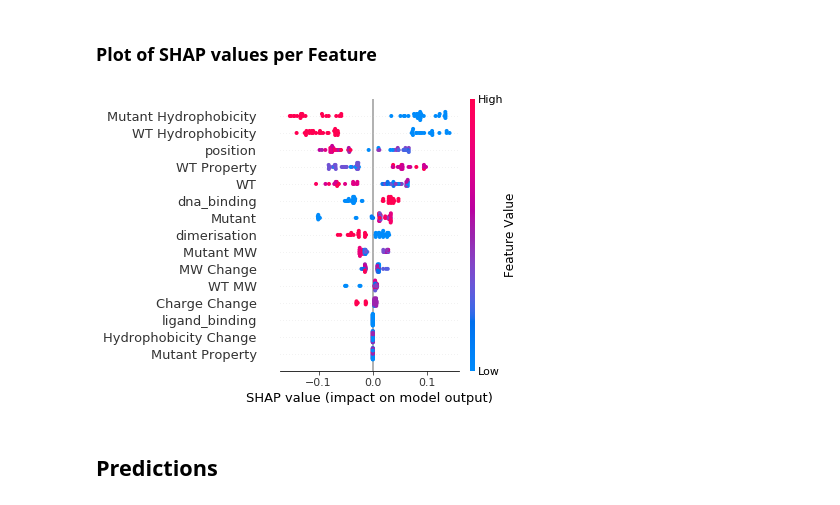
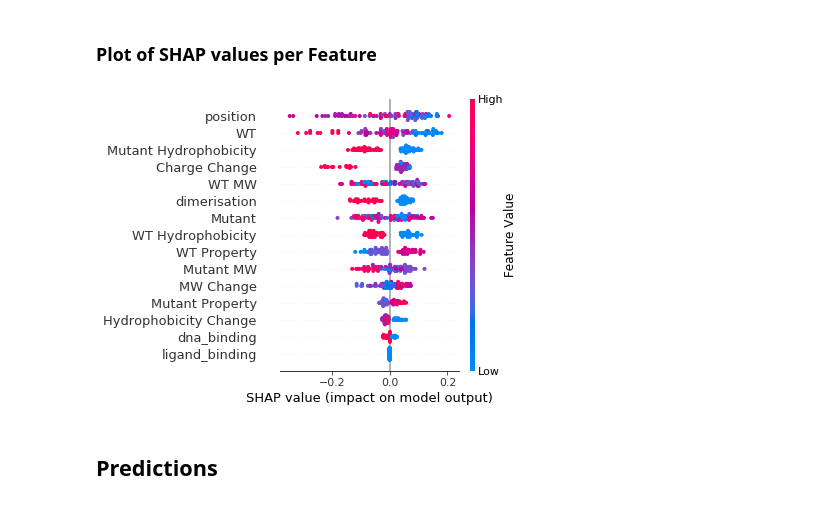
Before and after one commit to cednotsed/TB-Bedaquiline-Resistance-Modelling, a Jupyter notebook: tb_drugs.ipynb, the cells around one changed output. Drawn from its saved outputs; the diff is of its cells as text; code cells hidden in the pictures.

```diff
--- a/tb_drugs.ipynb
+++ b/tb_drugs.ipynb
@@ -166,19 +155,14 @@ Printing the number of genus taxa
 # %% [markdown]
 Here I print the number of examples for each split of data.
 # %%
-def get_metadata(y, df):
-    pos = len(y[y == 1])
-    neg = len(y[y == 0])
-    row = pd.DataFrame({'Resistant': [pos], 'Susceptible': [neg]})
-    df = df.append(row)
-    return df
+n_splits = 10
 
+pos = len(y[y == 1])
+neg = len(y[y == 0])
+split_sizes = pd.DataFrame({'Resistant': [pos - int(pos / n_splits), int(pos / n_splits)],
+                           'Susceptible': [neg - int(neg / n_splits), int(neg / n_splits)]}, index=['Train fold', 'Test fold'])
 
-metadata = pd.DataFrame(columns=['Resistant', 'Susceptible'])
-metadata = get_metadata(y_train, metadata)
-metadata = get_metadata(y_test, metadata)
-metadata.index = ['train', 'test']
-display(metadata)
+display(split_sizes)
 
 # Get negative to positive ratio
 ratio = sum(y == 0) / sum(y == 1)
@@ -225,0 +234,2 @@ params = {'colsample_bytree': 0.8, 'gamma': 0.6, 'max_depth': 2, 'n_estimators':
+# %%
+results, params = optimise_evaluate(X, y)
@@ -228,6 +248,6 @@ params = {'colsample_bytree': 0.8, 'gamma': 0.6, 'max_depth': 2, 'n_estimators':
 # %%
 # Fit optimised model on all training data
 drug_model = XGBClassifier(**params)
-drug_model.fit(X=X_train, y=y_train)
+drug_model.fit(X=X, y=y)
 # %% [output]
 XGBClassifier(base_score=0.5, booster=None, colsample_bylevel=1,
@@ -308,17 +268,17 @@ This is a plot of mean absolute SHAP values per feature
 # %%
 import shap
 import matplotlib.pyplot as plt
-explainer = shap.TreeExplainer(drug_model, feature_pertubation='interventional', model_output='probability', data=X_train)
-shap_drug = explainer.shap_values(X_test)
+explainer = shap.TreeExplainer(drug_model, feature_pertubation='interventional', model_output='probability', data=X)
+shap_drug = explainer.shap_values(X)
 # %% [markdown]
 ### Plot of SHAP values per Feature
 # %%
-shap.summary_plot(shap_drug, X_test, show=False, plot_size=(4, 5), color_bar_label='Feature Value')
+shap.summary_plot(shap_drug, X, show=False, plot_size=(4, 5), color_bar_label='Feature Value')
 # fig, ax = plt.gcf(), plt.gca()
 # ax.set_xlabel('SHAP Value')
-plt.savefig(cwd / 'shap_summary_plot_080620.png', dpi=600, format='png', bbox_inches='tight')
+plt.savefig(cwd / 'shap_summary_plot_160720.png', dpi=300, format='png', bbox_inches='tight')
 # %% [output]
-[figure, old version]
+[figure, new version]
 # %% [markdown]
 ## Predictions
 # %%
```
Also changed, not shown: parts of 16 cells of this notebook, 10 other files.
